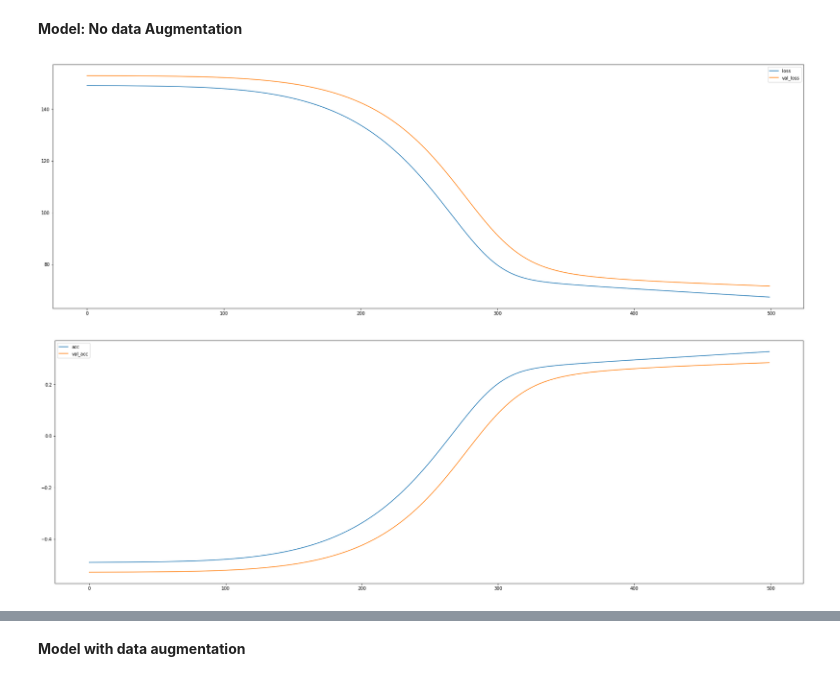
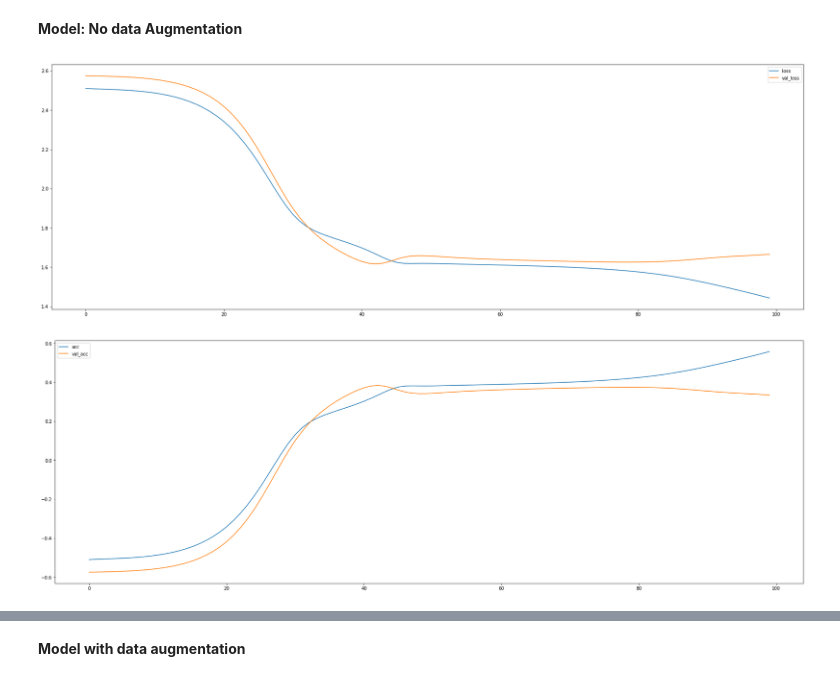
Before and after one commit to afranck64/ultimatum, a Jupyter notebook: notebooks/Model.ipynb, the cells around one changed output, grey strips where cells are left out. Saved outputs shown, nothing was run; the diff lists cells and outputs as text; code cells hidden in the pictures.

```diff
--- a/notebooks/Model.ipynb
+++ b/notebooks/Model.ipynb
@@ -20,6 +20,8 @@ df = df.dropna()
 df = df[['time_spent_risk', 'cells', 'selfish', 'time_spent_prop', 'count_effort',
          'Honesty_Humility','Extraversion', 'Agreeableness', 'min_offer']]
 
+MAX_ACCEPTABLE_MIN_OFFER = 150
+df = df[df['min_offer'] <= MAX_ACCEPTABLE_MIN_OFFER]
 
 
 #print(df[50:])
@@ -208,10 +216,10 @@ class DACombine(object):
         return np.array(xRes), np.array(yRes)
 
     def retarget(self, xTrain, yTrain, distance=10):
-        yNew = np.zeros(yTrain.shape[0])
+        yNew = yTrain.ravel().copy()
         for y in np.arange(self.max_gain, 0, -distance):
-            mask = (yTrain <= y) & (yTrain > y-distance)
-            yNew[mask] = y + np.random.randint(0, distance, mask.shape)[mask]
+            mask = (yNew <= y) & (yNew > y-distance)
+            yNew[mask] = y + distance    # np.random.randint(0, distance, mask.shape)[mask]
         yNew = np.array(yNew)
         yNew[yNew > self.max_gain] = self.max_gain
         return xTrain, yNew
@@ -276,7 +284,7 @@ def loss_tf(y_true, y_pred):
     right_mul = tf.math.cos(tf.math.divide(x, math_pi))
     return tf.math.subtract(one*2, tf.math.multiply(left_mul, right_mul))
 
-def _keras_model(loss=None, metrics=None):
+def _keras_model(loss=None, metrics=None, nb_features=NB_FEATURES):
     """
     build a simple regression model
     :param loss: (str|callable, default: loss_tf)
@@ -286,31 +294,42 @@ def _keras_model(loss=None, metrics=None):
     if metrics is None:
         metrics = ["mse"]
     model = Sequential()
-    model.add(Dense(8, input_dim=NB_FEATURES, kernel_initializer='normal', activation='relu'))
-    model.add(Dense(8, activation="relu"))
-    model.add(Dense(8, activation="relu"))
-    model.add(Dense(1, kernel_initializer='normal'))
-    model.compile(loss=loss, optimizer='adam', metrics=metrics)
+    model.add(Dense(256, input_dim=nb_features, kernel_initializer='normal', activation='relu'))
+    model.add(Dense(256, activation="relu"))
+    model.add(Dense(1, kernel_initializer='normal', activation='sigmoid'))
+    model.compile(loss=loss, optimizer='nadam', metrics=metrics)
     return model
 
 def _keras_linear_regression(loss=None, metrics=None):
     if loss is None:
         loss = "mse"
     if metrics is None:
-        metrics = ["mse"]
+        metrics = ["acc"]
     model = Sequential()
     model.add(Dense(1, input_dim=NB_FEATURES, kernel_initializer='normal', activation='relu'))
-    model.add(Dense(1, kernel_initializer='normal'))
+    model.add(Dense(1, kernel_initializer='normal'), activation)
     model.compile(loss=loss, optimizer='adam', metrics=metrics)
     return model
+
+def _keras_classifier(nb_classes, loss=None, metrics=None):
+    if loss is None:
+        loss = "mse"
+    if metrics is None:
+        metrics = ["acc"]
+    model = Sequential()
+    model.add(Dense(1, input_dim=NB_FEATURES, kernel_initializer='normal', activation='relu'))
+    model.add(Dense(nb_classes, kernel_initializer='normal'))
+    model.compile(loss=loss, optimizer='adam', metrics=metrics)
 
 def keras_linear_regression(loss=None, metrics=None, nb_epoch=100, batch_size=32, verbose=False):
     build_fn = lambda : _keras_linear_regression(loss, metrics)
     return KerasRegressor(build_fn=build_fn, epochs=nb_epoch, batch_size=batch_size, verbose=verbose)
 
-def keras_model(loss=None, metrics=None, nb_epoch=100, batch_size=32, verbose=False):
-    build_fn = lambda : _keras_model(loss, metrics)
+def keras_model(loss=None, metrics=None, nb_epoch=100, batch_size=32, verbose=False, nb_features=NB_FEATURES):
+    build_fn = lambda : _keras_model(loss, metrics, nb_features=nb_features)
     return KerasRegressor(build_fn=build_fn, epochs=nb_epoch, batch_size=batch_size, verbose=verbose)
+
+def keras_classifier(nb_classes): pass
 # %% [markdown]
 **Metrics**
 # %%
@@ -329,27 +348,27 @@ def gain_mean2(min_offer, predicted):
 **Model: No data Augmentation**
 # %%
 #sci-kit like training
-model = keras_model(loss=loss2_tf, metrics=[gain_tf])
+model = keras_model(loss=loss_tf, metrics=[gain_tf])
 da = DACombine()
 xTrain_a, yTrain_a = xTrain, yTrain
 split = int(xTrain.shape[1] * 0.25)
 xTrain_a, yTrain_a = xTrain[:split], yTrain[:split]
 xVal, yVal = xTrain[split:], yTrain[split:]
 #xTrain_a, yTrain_a = da.fit_predict(xTrain, yTrain, size=1024, distance=10)
-history = model.fit(xTrain_a.astype('float'), yTrain_a.astype('float'),  validation_data=(xVal, yVal), epochs=500, batch_size=60, verbose=0)
+history = model.fit(xTrain_a.astype('float'), yTrain_a.astype('float'),  validation_data=(xVal, yVal), epochs=100, batch_size=60, verbose=0)
 loss_hist = pd.DataFrame(data={'loss': history.history['loss'], 'val_loss': history.history['val_loss']})
 loss_hist.plot(figsize=(30,10))
 
 acc_hist = pd.DataFrame(data={'acc': history.history['gain_tf'], 'val_acc': history.history['val_gain_tf']})
 acc_hist.plot(figsize=(30, 10))
 
 yPred = model.predict(xTest, batch_size=128)
 
 out_data = pd.DataFrame(data={'y_test': np.ravel(yTest), 'y_pred': np.ravel(yPred)})
 #stl = model.score(xTest, yTest, verbose=0)
 # %% [output]
-[figure, old version]
+[figure, new version]
-[figure, old version]
+[figure, new version]
 # %%
 yPred = model.predict(xTest)
 
```
Also changed, not shown: parts of 15 cells of this notebook, 2 other files.
